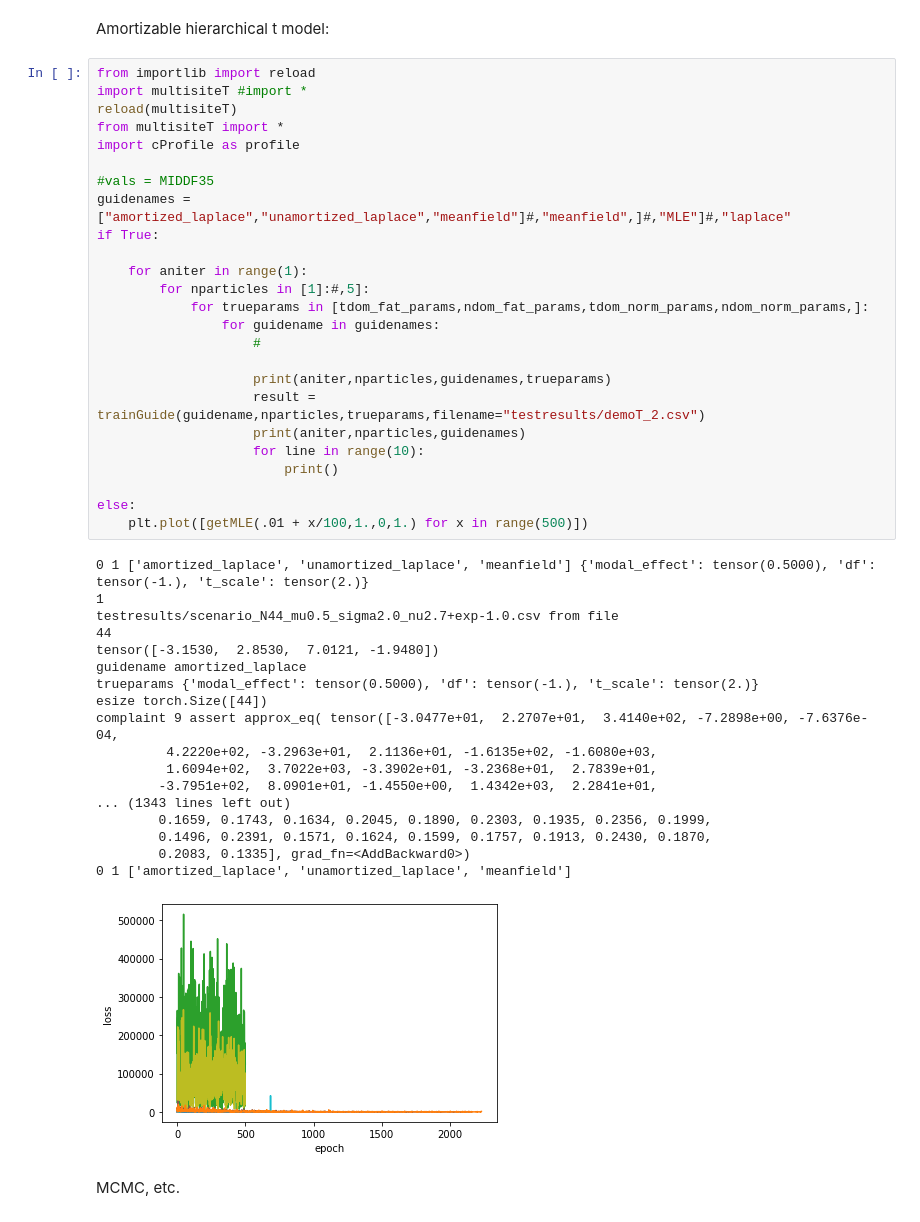
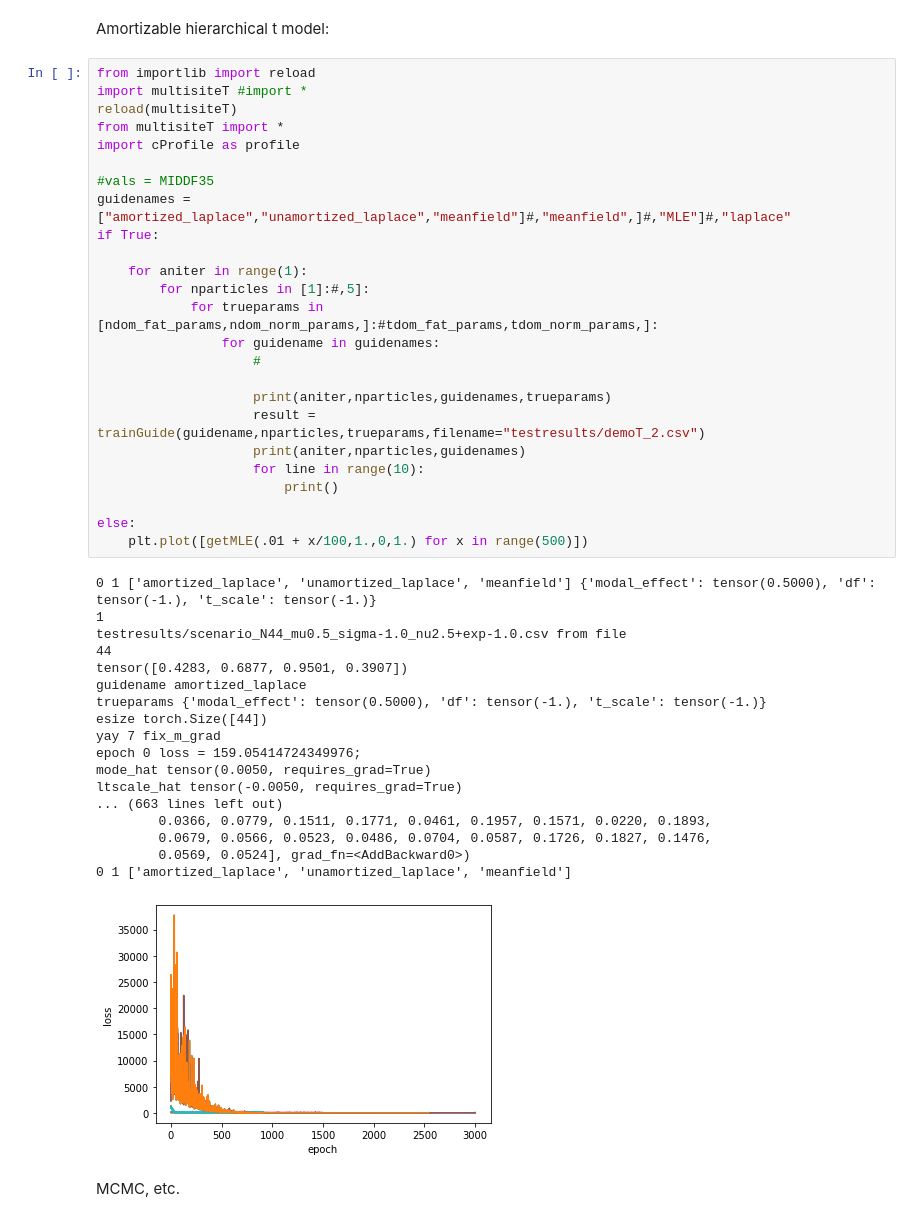
Before and after one commit to jamesonquinn/eipython, a Jupyter notebook: a.multisite.ipynb, the cells around one changed output. Cells and saved outputs as stored; diff of their text form.

```diff
--- a/a.multisite.ipynb
+++ b/a.multisite.ipynb
@@ -19,47 +19,47 @@ Amortizable hierarchical t model:
 # %%
 from importlib import reload
 import multisiteT #import *
 reload(multisiteT)
 from multisiteT import *
 import cProfile as profile
 
 #vals = MIDDF35
 guidenames = ["amortized_laplace","unamortized_laplace","meanfield"]#,"meanfield",]#,"MLE"]#,"laplace"
 if True:
 
     for aniter in range(1):
         for nparticles in [1]:#,5]:
-            for trueparams in [tdom_fat_params,ndom_fat_params,tdom_norm_params,ndom_norm_params,]:
+            for trueparams in [ndom_fat_params,ndom_norm_params,]:#tdom_fat_params,tdom_norm_params,]:
                 for guidename in guidenames:
                     #
 
                     print(aniter,nparticles,guidenames,trueparams)
                     result = trainGuide(guidename,nparticles,trueparams,filename="testresults/demoT_2.csv")
                     print(aniter,nparticles,guidenames)
                     for line in range(10):
                         print()
 
 else:
     plt.plot([getMLE(.01 + x/100,1.,0,1.) for x in range(500)])
 # %% [output]
-0 1 ['amortized_laplace', 'unamortized_laplace', 'meanfield'] {'modal_effect': tensor(0.5000), 'df': tensor(-1.), 't_scale': tensor(2.)}
+0 1 ['amortized_laplace', 'unamortized_laplace', 'meanfield'] {'modal_effect': tensor(0.5000), 'df': tensor(-1.), 't_scale': tensor(-1.)}
 1
-testresults/scenario_N44_mu0.5_sigma2.0_nu2.7+exp-1.0.csv from file
+testresults/scenario_N44_mu0.5_sigma-1.0_nu2.5+exp-1.0.csv from file
 44
-tensor([-3.1530,  2.8530,  7.0121, -1.9480])
+tensor([0.4283, 0.6877, 0.9501, 0.3907])
 guidename amortized_laplace
-trueparams {'modal_effect': tensor(0.5000), 'df': tensor(-1.), 't_scale': tensor(2.)}
+trueparams {'modal_effect': tensor(0.5000), 'df': tensor(-1.), 't_scale': tensor(-1.)}
 esize torch.Size([44])
-complaint 9 assert approx_eq( tensor([-3.0477e+01,  2.2707e+01,  3.4140e+02, -7.2898e+00, -7.6376e-04,
-         4.2220e+02, -3.2963e+01,  2.1136e+01, -1.6135e+02, -1.6080e+03,
-         1.6094e+02,  3.7022e+03, -3.3902e+01, -3.2368e+01,  2.7839e+01,
-        -3.7951e+02,  8.0901e+01, -1.4550e+00,  1.4342e+03,  2.2841e+01,
-... (1343 lines left out)
-        0.1659, 0.1743, 0.1634, 0.2045, 0.1890, 0.2303, 0.1935, 0.2356, 0.1999,
-        0.1496, 0.2391, 0.1571, 0.1624, 0.1599, 0.1757, 0.1913, 0.2430, 0.1870,
-        0.2083, 0.1335], grad_fn=<AddBackward0>)
+yay 7 fix_m_grad
+epoch 0 loss = 159.05414724349976;
+mode_hat tensor(0.0050, requires_grad=True)
+ltscale_hat tensor(-0.0050, requires_grad=True)
+... (663 lines left out)
+        0.0366, 0.0779, 0.1511, 0.1771, 0.0461, 0.1957, 0.1571, 0.0220, 0.1893,
+        0.0679, 0.0566, 0.0523, 0.0486, 0.0704, 0.0587, 0.1726, 0.1827, 0.1476,
+        0.0569, 0.0524], grad_fn=<AddBackward0>)
 0 1 ['amortized_laplace', 'unamortized_laplace', 'meanfield']
-[figure, old version]
+[figure, new version]
 # %% [markdown]
 MCMC, etc.
 # %%
```
Also changed, not shown: 24 other files.
